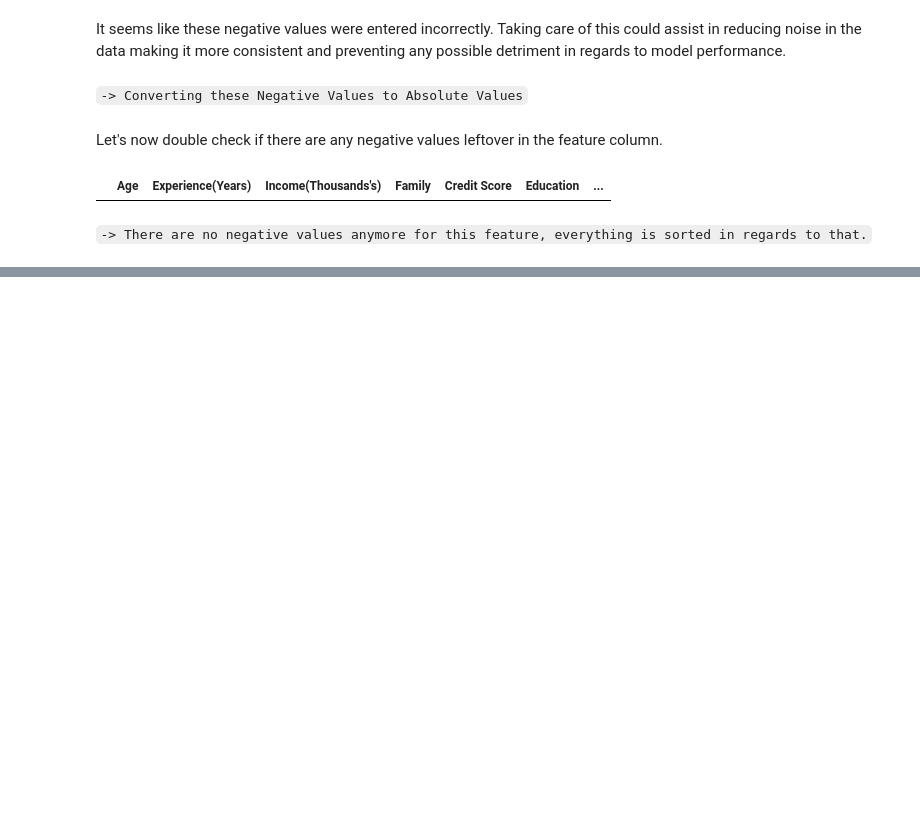
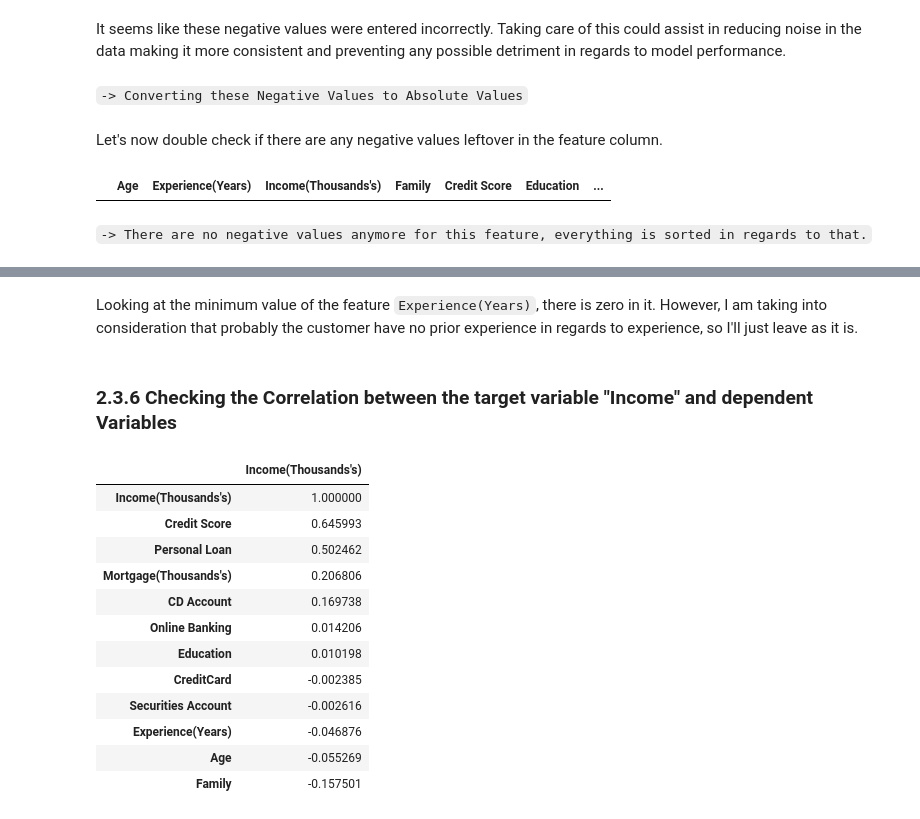
Before and after one commit to mariosantos2023410/MarioSantos_ML_CA2, a Jupyter notebook: MarioSantos_ML_CA2.ipynb, the cells around one changed output, grey strips where cells are left out. Cells and saved outputs as stored; diff of their text form; code cells hidden in the pictures; blank space fills up the shorter version.

```diff
--- a/MarioSantos_ML_CA2.ipynb
+++ b/MarioSantos_ML_CA2.ipynb
@@ -333,0 +443,21 @@ df[df['Experience(Years)']<0]
+# %% [markdown]
+Looking at the minimum value of the feature `Experience(Years)`, there is zero in it. However, I am taking into consideration that probably the customer have no prior experience in regards to experience, so I'll just leave as it is.
+# %% [markdown]
+### 2.3.6 Checking the Correlation between the target variable "Income" and dependent Variables
+# %%
+correlation_df = df.corr()[["Income(Thousands's)"]].sort_values(by="Income(Thousands's)", ascending=False)
+display(correlation_df)
+# %% [output]
+|  | Income(Thousands's) |
+| Income(Thousands's) | 1.000000 |
+| Credit Score | 0.645993 |
+| Personal Loan | 0.502462 |
+| Mortgage(Thousands's) | 0.206806 |
+| CD Account | 0.169738 |
+| Online Banking | 0.014206 |
+| Education | 0.010198 |
+| CreditCard | -0.002385 |
+| Securities Account | -0.002616 |
+| Experience(Years) | -0.046876 |
+| Age | -0.055269 |
+| Family | -0.157501 |
```
Also changed, not shown: parts of 23 cells of this notebook.
